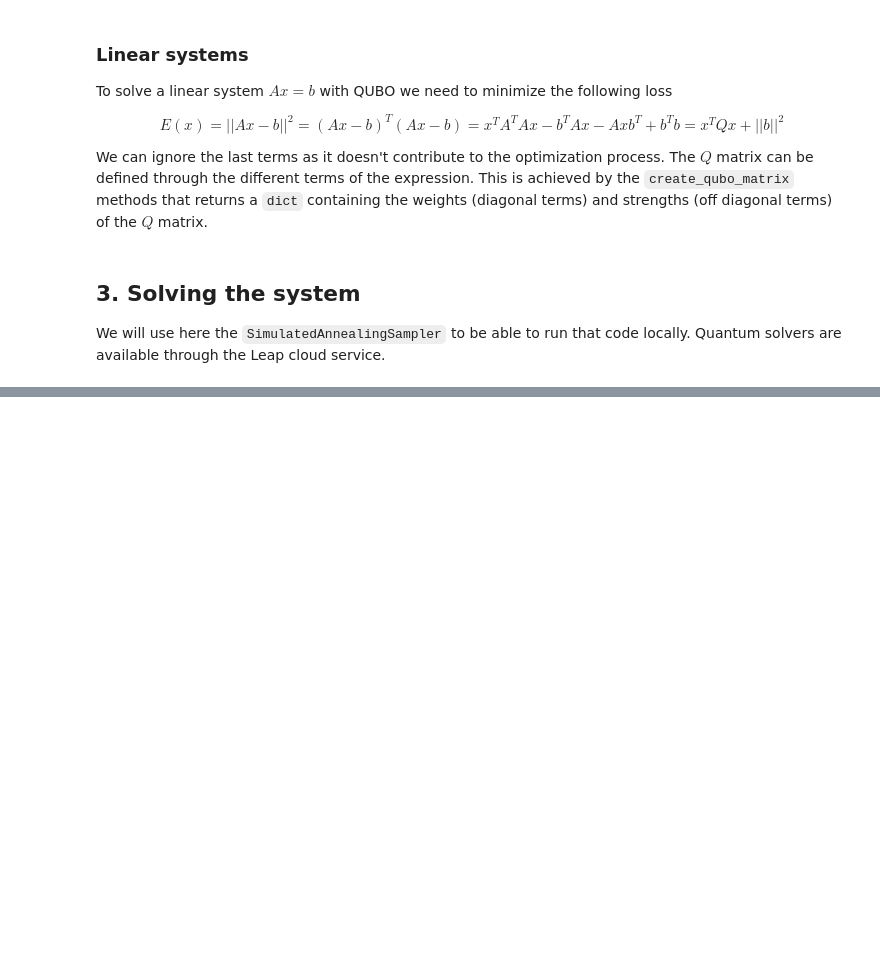
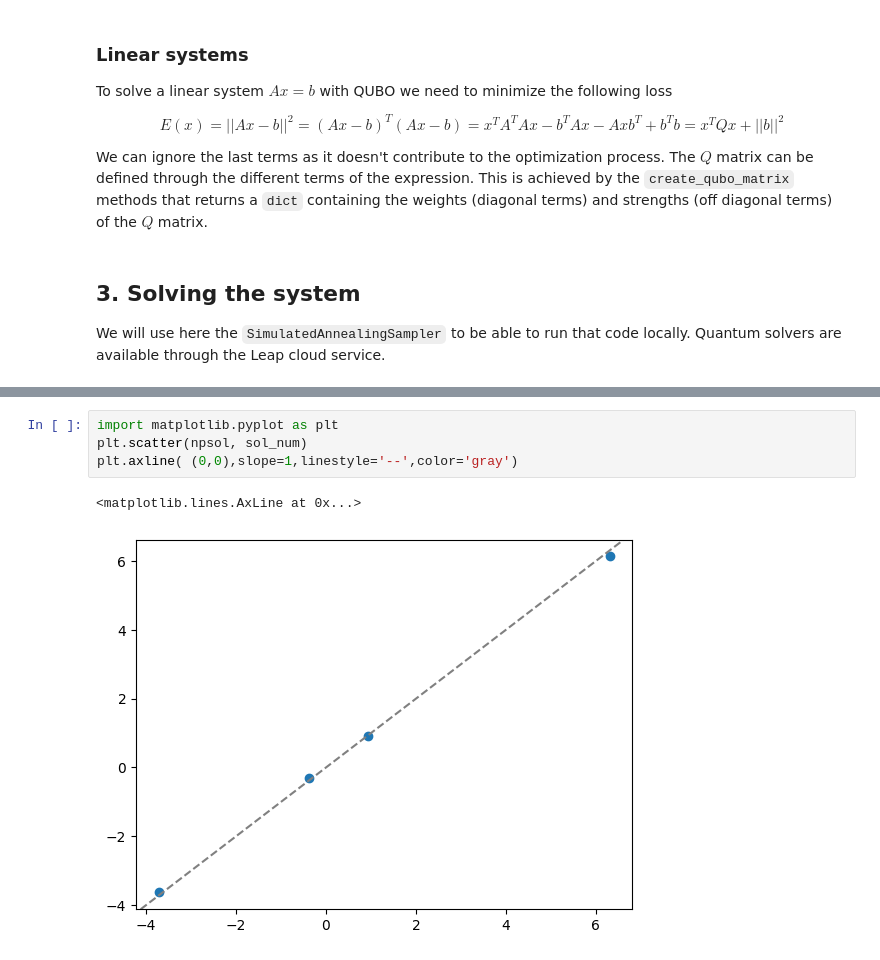
Before and after one commit to QuantumApplicationLab/qubops, a Jupyter notebook: example/qubols.ipynb, the cells around one changed output, grey strips where cells are left out. Cells and saved outputs as stored; diff of their text form; blank space fills up the shorter version.

```diff
--- a/example/qubols.ipynb
+++ b/example/qubols.ipynb
@@ -97,0 +87,7 @@ sol.encoded_reals[0].offset
+# %%
+import matplotlib.pyplot as plt
+plt.scatter(npsol, sol_num)
+plt.axline( (0,0),slope=1,linestyle='--',color='gray')
+# %% [output]
+<matplotlib.lines.AxLine at 0x...>
+[figure, added]
```
Also changed, not shown: parts of 13 cells of this notebook, 3 other files.
